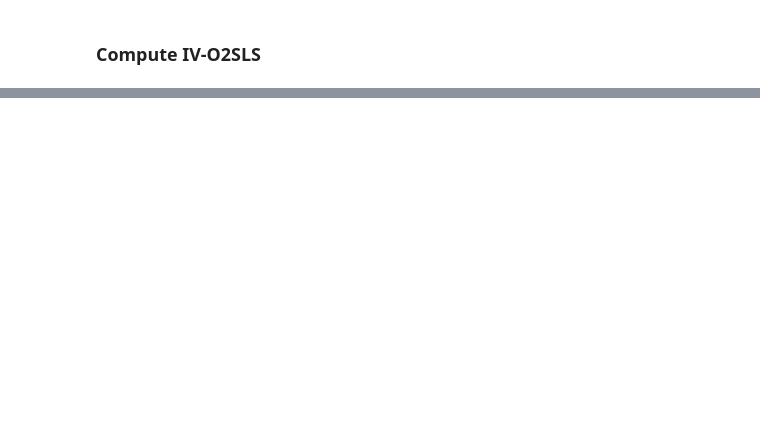
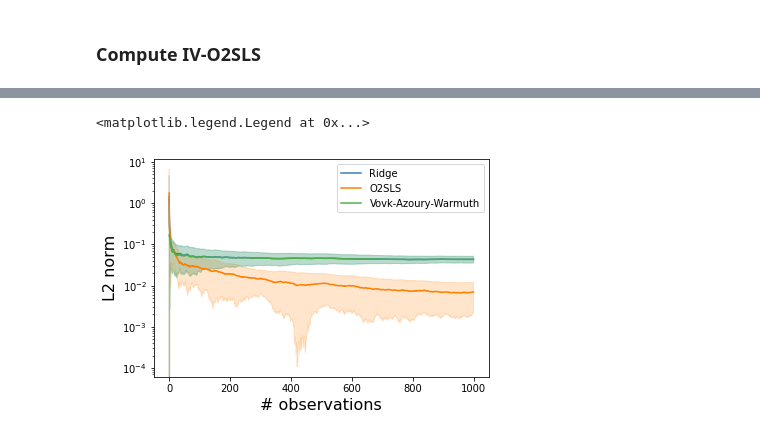
Before and after one commit to riccardodv/O2SLS-and-OFUL-IV, a Jupyter notebook: 2SLSOnlineRegression.ipynb, the cells around one changed output, grey strips where cells are left out. Saved outputs shown, nothing was run; the diff lists cells and outputs as text; code cells hidden in the pictures; blank space fills up the shorter version.

```diff
--- a/2SLSOnlineRegression.ipynb
+++ b/2SLSOnlineRegression.ipynb
@@ -27,14 +19,14 @@ def sherman_morrison(invA, u, v):
 ## PARAMETERS
 n_iters = 50
 T = int(1e3)
-sigma_1, sigma_2 = 1, 1
-d, lamda, lamda_IV = 50, 1e-3, 1e-3 #lamdas[index_reg]  # coordinate dimension, regularization
-methods = ['Ridge','O2SLS','Oracle']  # 'Oracle' is using the true parameter
+sigma_1, sigma_2, rho = 0.1, 0.1, 2.
+d, lamda, lamda_IV = 1, 1e-2, 1e-2 #lamdas[index_reg]  # coordinate dimension, regularization
+methods = ['Ridge','O2SLS', "Vovk-Azoury-Warmuth", 'Oracle']  # 'Oracle' is using the true parameter
 online_loss = np.zeros((n_iters, len(methods), T))
-np.random.seed(42)
+np.random.seed(23)
 
-theta_star = np.random.randn(d,d);  #theta_star *= 1/np.linalg.norm(theta_star)
+theta_star = np.random.randn(d,d) #; theta_star *= 1/np.linalg.norm(theta_star)
 # theta_star = np.eye(d,d)
-beta_star = np.random.multivariate_normal([10],[[1]],d).reshape(-1,)
+beta_star = np.random.randn(d) #;  beta_star *= 1/np.linalg.norm(beta_star)
 # print("beta = ", beta_star, "\ntheta = ", theta_star)
 # %%
@@ -108,3 +112,15 @@ for it in tqdm(range(n_iters)):  # iterations to average the effect of noise
+# %%
+SMALL_SIZE = 8
+MEDIUM_SIZE = 10
+BIGGER_SIZE = 16
+
+plt.rc('font', size=SMALL_SIZE)          # controls default text sizes
+plt.rc('axes', titlesize=SMALL_SIZE)     # fontsize of the axes title
+plt.rc('axes', labelsize=BIGGER_SIZE)    # fontsize of the x and y labels
+plt.rc('xtick', labelsize=MEDIUM_SIZE)    # fontsize of the tick labels
+plt.rc('ytick', labelsize=MEDIUM_SIZE)    # fontsize of the tick labels
+plt.rc('legend', fontsize=MEDIUM_SIZE)    # legend fontsize
+plt.rc('figure', titlesize=BIGGER_SIZE)  # fontsize of the figure title
 # %%
 ### Unstable ways to implement IV-O2SLS ###
         # update_beta_O2SLS = np.dot(GZXinv, np.dot(np.outer(z_t, x_t), betas[1]) - y_t*z_t)
@@ -192,0 +215,17 @@ max |eta_t| is:  0.9393193614162645
+# %%
+array_beta = np.linalg.norm(store_betas-beta_star.reshape(d,1), axis = 2)
+a_mean = array_beta.mean(axis=1)
+a_std = array_beta.std(axis=1)
+
+for i in range(len(methods)-1):
+    plt.plot(np.arange(T), a_mean[i], color=colors[i], label=methods[i])
+    plt.fill_between(np.arange(T), a_mean[i] - a_std[i], a_mean[i] + a_std[i], color=s_colors[i],alpha=0.2)
+plt.yscale('log')
+# plt.xlim(0,1000)
+# plt.ylim(1e-2,10)
+plt.xlabel("# observations")
+plt.ylabel('L2 norm')
+plt.legend()
+# %% [output]
+<matplotlib.legend.Legend at 0x...>
+[figure, added]
```
Also changed, not shown: parts of 24 cells of this notebook, 1 other file.
